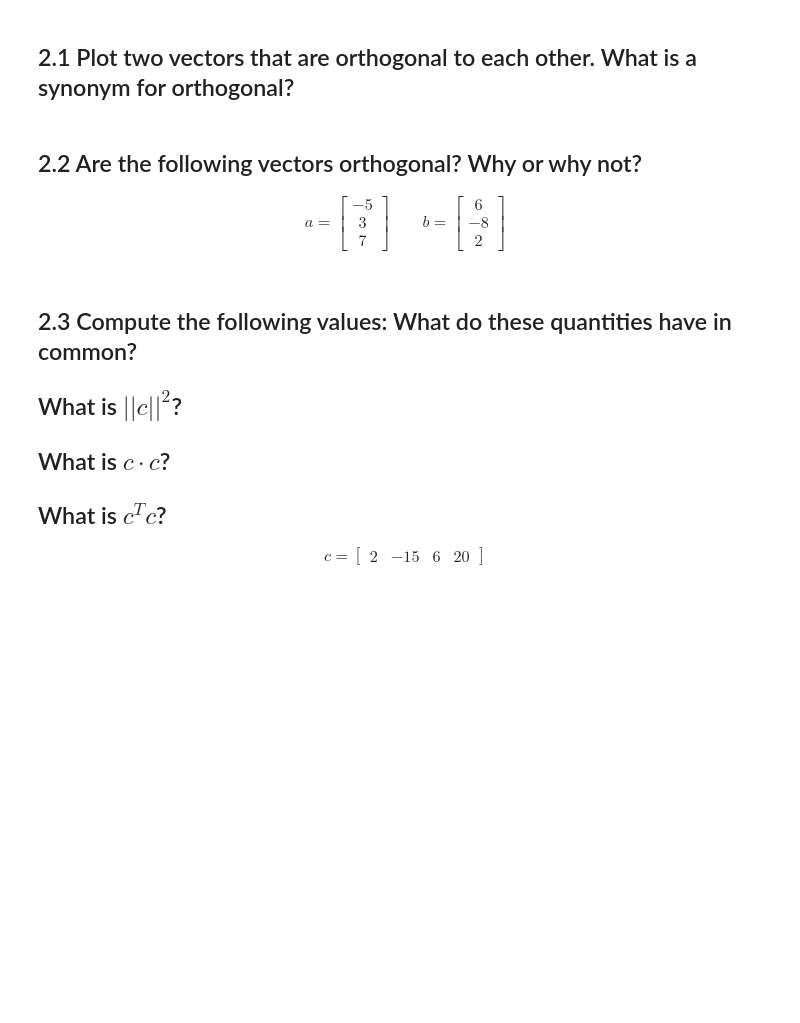
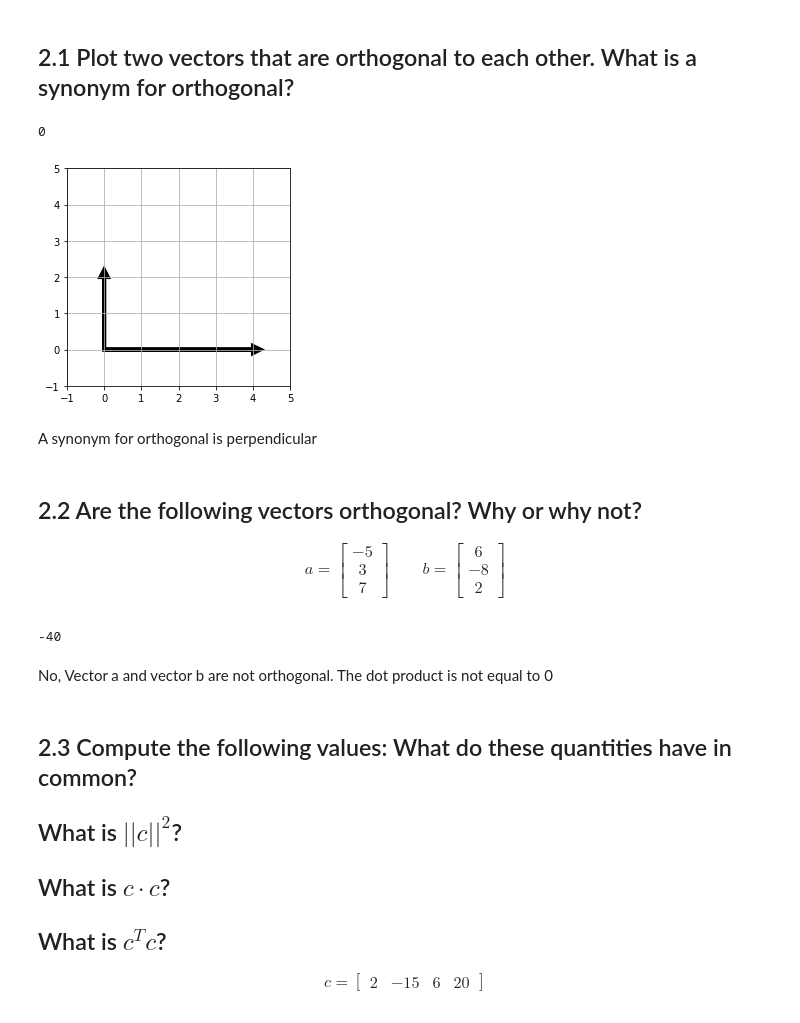
Before and after one commit to yestrella14/DS-Unit-1-Sprint-3-Linear-Algebra, a Jupyter notebook: LS_DS_132_Intermediate_Linear_Algebra_Assignment.ipynb, the cells around one changed output. Cells and saved outputs as stored; diff of their text form; code cells hidden in the pictures; blank space fills up the shorter version.

```diff
--- a/LS_DS_132_Intermediate_Linear_Algebra_Assignment.ipynb
+++ b/LS_DS_132_Intermediate_Linear_Algebra_Assignment.ipynb
@@ -48,6 +101,28 @@ array([[214387.9047619 ,   7604.35714286],
 # Orthogonality
 # %% [markdown]
 ## 2.1 Plot two vectors that are orthogonal to each other. What is a synonym for orthogonal?
+# %%
+a = np.array([4,0])
+b = np.array([0,2])
+np.dot(a,b)
+# %% [output]
+0
+# %%
+import matplotlib.pyplot as plt
+
+fig, ax = plt.subplots(figsize=(4,4))
+ax.grid()
+plt.xlim(-1,5)
+plt.ylim(-1,5)
+
+# Plot the vectors
+for vect in [a, b]:
+    plt.arrow(0,0, vect[0], vect[1], head_width=.2, head_length=0.2, linewidth=4)
+plt.show()
+# %% [output]
+[figure, added]
+# %% [markdown]
+A synonym for orthogonal is perpendicular
 # %% [markdown]
 ## 2.2 Are the following vectors orthogonal? Why or why not?
 
@@ -56,6 +131,14 @@ a = \begin{bmatrix} -5 \\ 3 \\ 7 \end{bmatrix}
 \qquad
 b = \begin{bmatrix} 6 \\ -8 \\ 2 \end{bmatrix}
 \end{align}
+# %%
+a= np.array([-5,3,7])
+b = np.array([6,-8,2])
+np.dot(a,b)
+# %% [output]
+-40
+# %% [markdown]
+No, Vector a and vector b are not orthogonal. The dot product is not equal to 0
 # %% [markdown]
 ## 2.3 Compute the following values: What do these quantities have in common?
 
```
Also changed, not shown: parts of 14 cells of this notebook.
